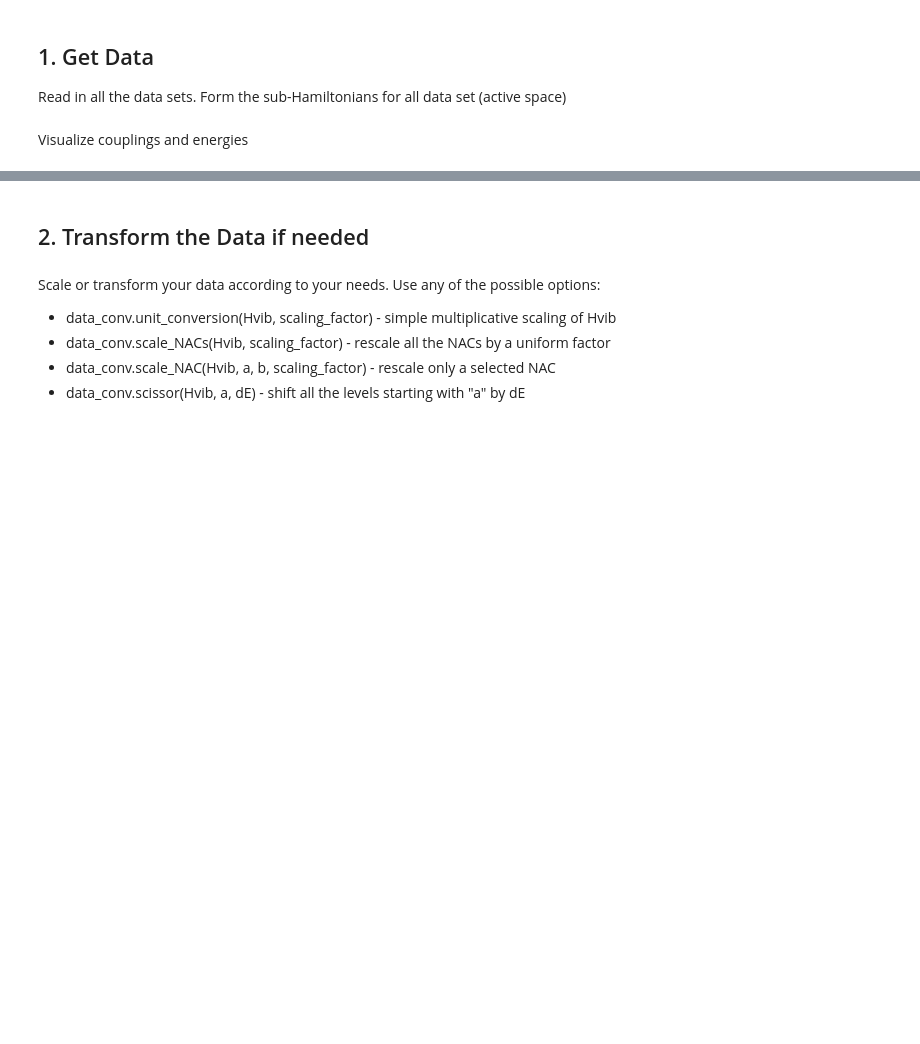
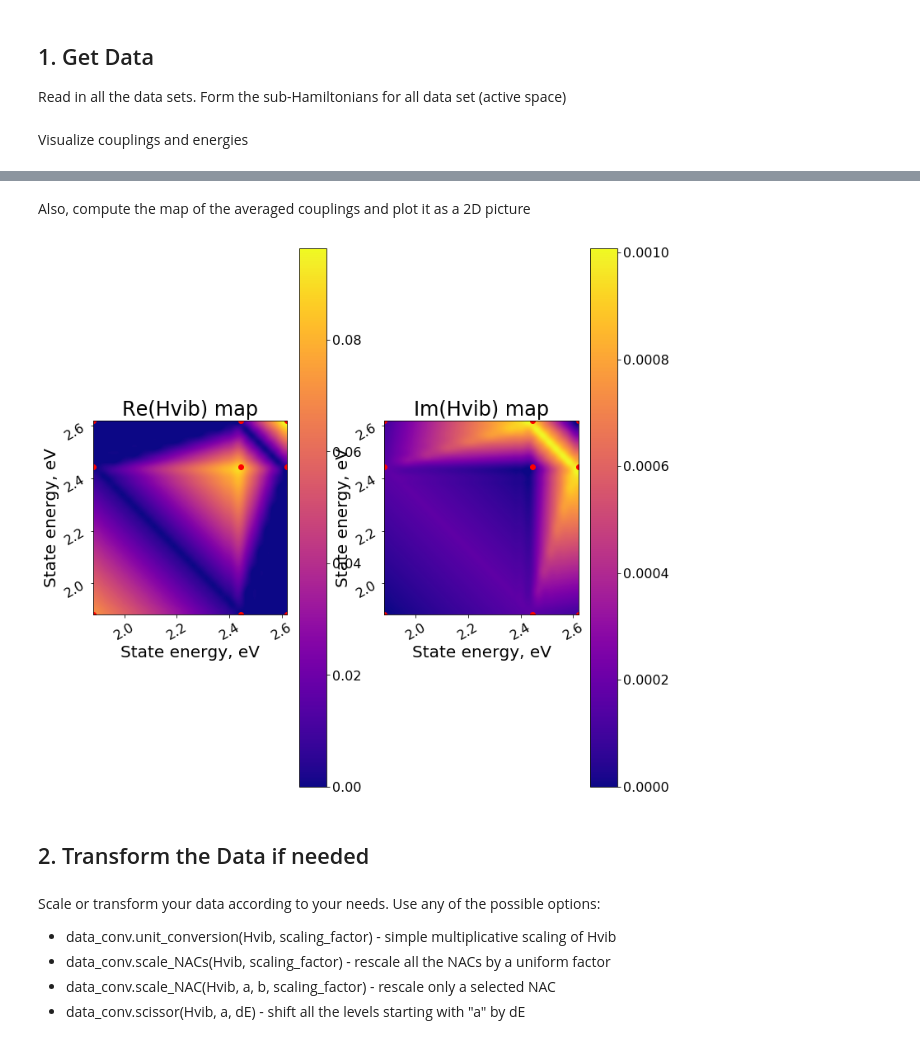
Before and after one commit to Quantum-Dynamics-Hub/libra-code, a Jupyter notebook: notebooks/Example9_NAMD/step4/DO_NAMD.ipynb, the cells around one changed output, grey strips where cells are left out. Drawn from its saved outputs; the diff is of its cells as text; code cells hidden in the pictures; blank space fills up the shorter version.

```diff
--- a/notebooks/Example9_NAMD/step4/DO_NAMD.ipynb
+++ b/notebooks/Example9_NAMD/step4/DO_NAMD.ipynb
@@ -125,3 +192,41 @@ plt.close()
+# %% [markdown]
+Also, compute the map of the averaged couplings and plot it as a 2D picture
+# %%
+opt = 2
+Hvib_ave = data_stat.cmat_stat2(Hvib[0], opt)
+
+x, y, Hvib_data_re = data_outs.show_matrix_pyplot(Hvib_ave.real(), 0)
+x, y, Hvib_data_im = data_outs.show_matrix_pyplot(Hvib_ave.imag(), 0)
+
+# Energy axis in eV
+e = []
+sz = Hvib_ave.num_of_cols
+for i in xrange(sz):
+    e.append(Hvib_ave.get(i,i).real * units.au2ev)
+
+
+plt.figure(1, figsize=(12, 12)) # dpi=300, frameon=False)
+plt.rc('xtick', labelsize=16)    # fontsize of the tick labels
+plt.rc('ytick', labelsize=16)    # fontsize of the tick labels
+
+
+plt.subplot(1,2,1)
+plt.title('Re(Hvib) map')
+plt.xlabel('State energy, eV')
+plt.ylabel('State energy, eV')
+plot_map(plt, e, Hvib_data_re)
+
+
+plt.subplot(1,2,2)
+plt.title('Im(Hvib) map')
+plt.xlabel('State energy, eV')
+plt.ylabel('State energy, eV')
+plot_map(plt, e, Hvib_data_im)
+
+plt.show()
+plt.close()
+# %% [output]
+[figure, added]
 # %% [markdown]
 ## 2. Transform the Data if needed
 # %% [markdown]
```
Also changed, not shown: parts of 6 cells of this notebook, 6 other files.
